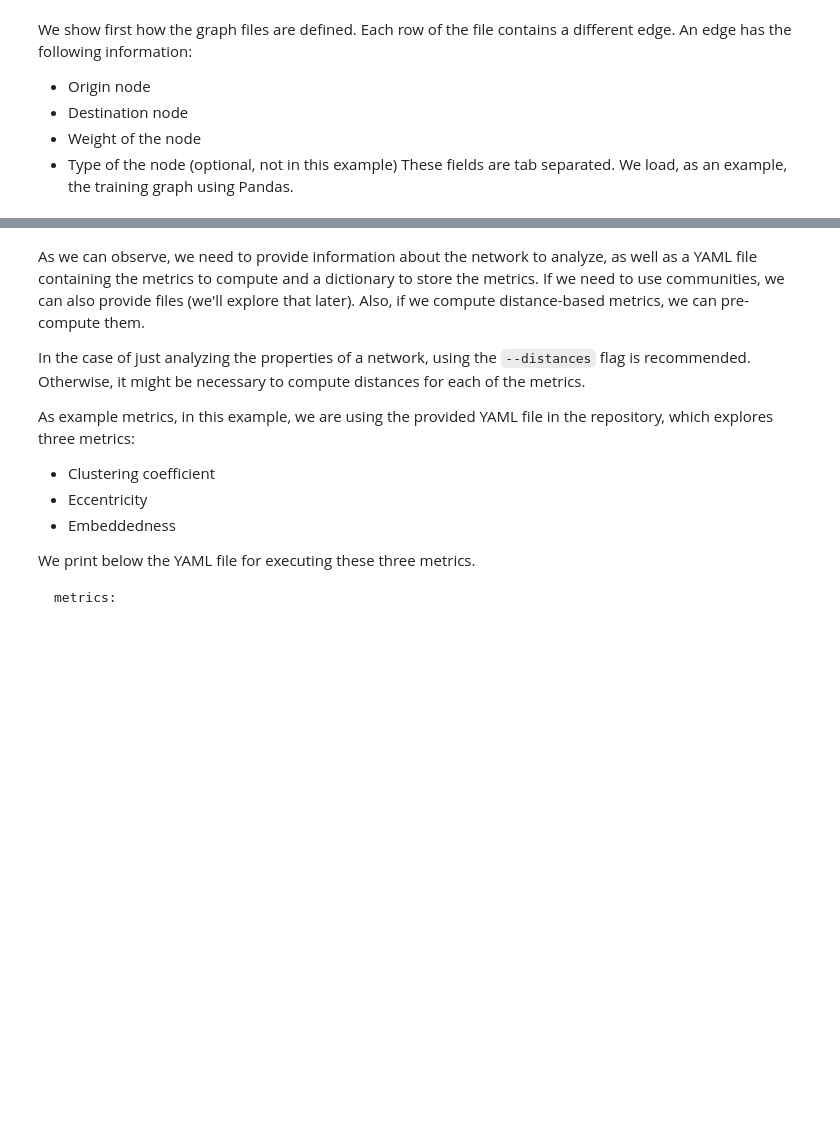
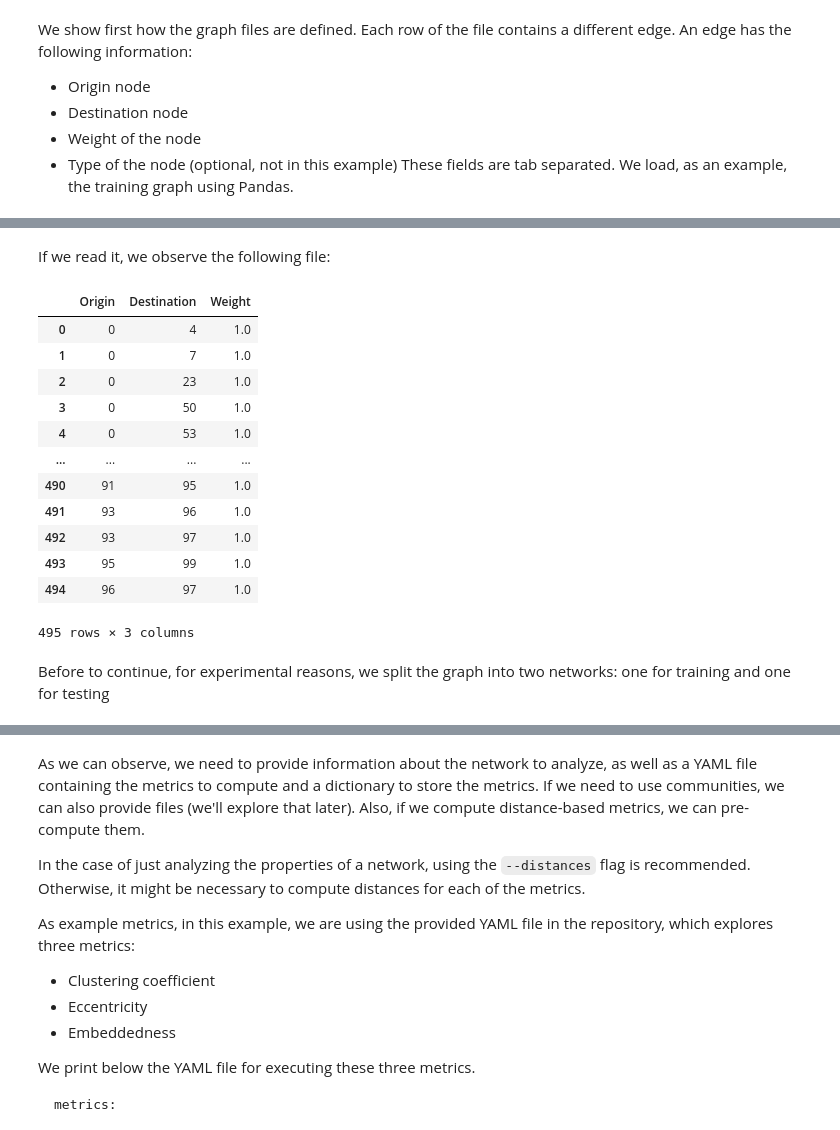
Before and after one commit to ir-uam/RELISON, a Jupyter notebook: RELISON_tutorial.ipynb, the cells around one changed output, grey strips where cells are left out. Cells and saved outputs as stored; diff of their text form; code cells hidden in the pictures; blank space fills up the shorter version.

```diff
--- a/RELISON_tutorial.ipynb
+++ b/RELISON_tutorial.ipynb
@@ -85,0 +130,21 @@ pd.read_csv(train_graph, delimiter='\t', names=["origin","dest","weight"])
+# %% [markdown]
+If we read it, we observe the following file:
+# %%
+graph_file = pd.read_csv("RELISON/data/graph.txt", sep="\t", names=["Origin", "Destination", "Weight"])
+graph_file
+# %% [output]
+|  | Origin | Destination | Weight |
+| 0 | 0 | 4 | 1.0 |
+| 1 | 0 | 7 | 1.0 |
+| 2 | 0 | 23 | 1.0 |
+| 3 | 0 | 50 | 1.0 |
+| 4 | 0 | 53 | 1.0 |
+| ... | ... | ... | ... |
+| 490 | 91 | 95 | 1.0 |
+| 491 | 93 | 96 | 1.0 |
+| 492 | 93 | 97 | 1.0 |
+| 493 | 95 | 99 | 1.0 |
+| 494 | 96 | 97 | 1.0 |
+495 rows × 3 columns
+# %% [markdown]
+Before to continue, for experimental reasons, we split the graph into two networks: one for training and one for testing
```
Also changed, not shown: parts of 47 cells of this notebook.
